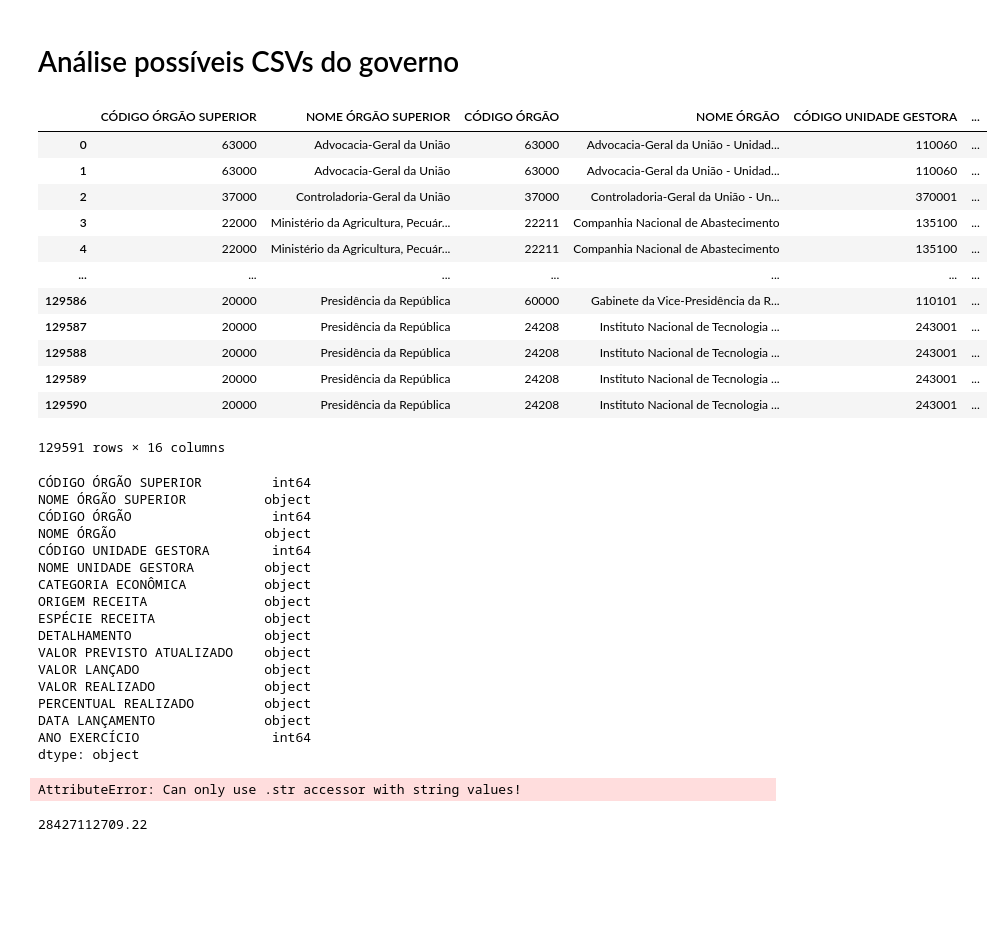
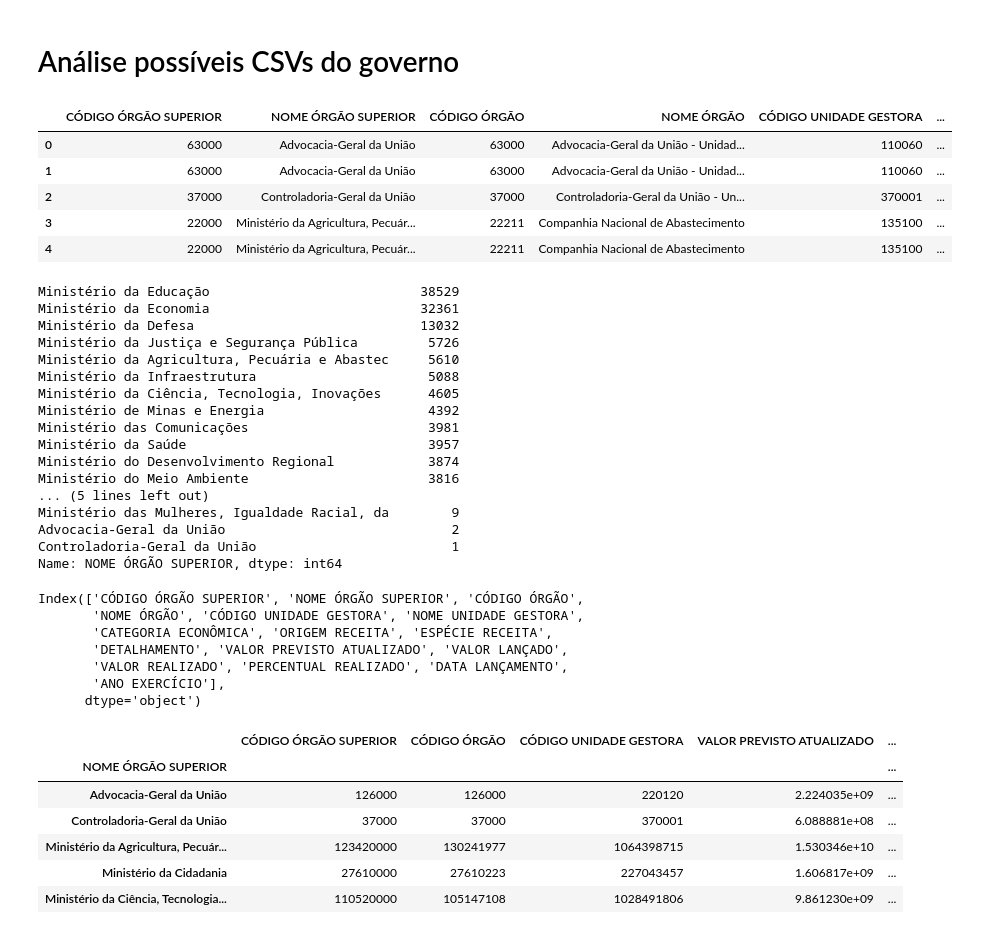
Before and after one commit to PanGeia-Study-Group/Analise_orcamento, a Jupyter notebook: codigo/Untitled.ipynb, the cells around one changed output. Cells and saved outputs as stored; diff of their text form; code cells hidden in the pictures; blank space fills up the shorter version.

```diff
--- a/codigo/Untitled.ipynb
+++ b/codigo/Untitled.ipynb
@@ -7,40 +8,39 @@ df = pd.read_csv('../dados/3_dados_csv/2021_Receitas.csv', encoding="ISO-8859-1"
 # %%
-df
+df.head(5)
 # %% [output]
 |  | CÓDIGO ÓRGÃO SUPERIOR | NOME ÓRGÃO SUPERIOR | CÓDIGO ÓRGÃO | NOME ÓRGÃO | CÓDIGO UNIDADE GESTORA | ... |
 | 0 | 63000 | Advocacia-Geral da União | 63000 | Advocacia-Geral da União - Unidad... | 110060 | ... |
 | 1 | 63000 | Advocacia-Geral da União | 63000 | Advocacia-Geral da União - Unidad... | 110060 | ... |
 | 2 | 37000 | Controladoria-Geral da União | 37000 | Controladoria-Geral da União - Un... | 370001 | ... |
 | 3 | 22000 | Ministério da Agricultura, Pecuár... | 22211 | Companhia Nacional de Abastecimento | 135100 | ... |
 | 4 | 22000 | Ministério da Agricultura, Pecuár... | 22211 | Companhia Nacional de Abastecimento | 135100 | ... |
-| ... | ... | ... | ... | ... | ... | ... |
-| 129586 | 20000 | Presidência da República | 60000 | Gabinete da Vice-Presidência da R... | 110101 | ... |
-| 129587 | 20000 | Presidência da República | 24208 | Instituto Nacional de Tecnologia ... | 243001 | ... |
-| 129588 | 20000 | Presidência da República | 24208 | Instituto Nacional de Tecnologia ... | 243001 | ... |
-| 129589 | 20000 | Presidência da República | 24208 | Instituto Nacional de Tecnologia ... | 243001 | ... |
-| 129590 | 20000 | Presidência da República | 24208 | Instituto Nacional de Tecnologia ... | 243001 | ... |
-129591 rows × 16 columns
 # %%
-df.dtypes
+df['NOME ÓRGÃO SUPERIOR'].value_counts()
 # %% [output]
-CÓDIGO ÓRGÃO SUPERIOR         int64
-NOME ÓRGÃO SUPERIOR          object
-CÓDIGO ÓRGÃO                  int64
-NOME ÓRGÃO                   object
-CÓDIGO UNIDADE GESTORA        int64
-NOME UNIDADE GESTORA         object
-CATEGORIA ECONÔMICA          object
-ORIGEM RECEITA               object
-ESPÉCIE RECEITA              object
-DETALHAMENTO                 object
-VALOR PREVISTO ATUALIZADO    object
-VALOR LANÇADO                object
-VALOR REALIZADO              object
-PERCENTUAL REALIZADO         object
-DATA LANÇAMENTO              object
-ANO EXERCÍCIO                 int64
-dtype: object
+Ministério da Educação                           38529
+Ministério da Economia                           32361
+Ministério da Defesa                             13032
+Ministério da Justiça e Segurança Pública         5726
+Ministério da Agricultura, Pecuária e Abastec     5610
+Ministério da Infraestrutura                      5088
+Ministério da Ciência, Tecnologia, Inovações      4605
+Ministério de Minas e Energia                     4392
+Ministério das Comunicações                       3981
+Ministério da Saúde                               3957
+Ministério do Desenvolvimento Regional            3874
+Ministério do Meio Ambiente                       3816
+... (5 lines left out)
+Ministério das Mulheres, Igualdade Racial, da        9
+Advocacia-Geral da União                             2
+Controladoria-Geral da União                         1
+Name: NOME ÓRGÃO SUPERIOR, dtype: int64
-# %%
-df['VALOR REALIZADO'] = df['VALOR REALIZADO'].str.replace(',','.').astype(float)
-# %% [output]
-AttributeError: Can only use .str accessor with string values!
+# %%
+df.columns
+# %% [output]
+Index(['CÓDIGO ÓRGÃO SUPERIOR', 'NOME ÓRGÃO SUPERIOR', 'CÓDIGO ÓRGÃO',
+       'NOME ÓRGÃO', 'CÓDIGO UNIDADE GESTORA', 'NOME UNIDADE GESTORA',
+       'CATEGORIA ECONÔMICA', 'ORIGEM RECEITA', 'ESPÉCIE RECEITA',
+       'DETALHAMENTO', 'VALOR PREVISTO ATUALIZADO', 'VALOR LANÇADO',
+       'VALOR REALIZADO', 'PERCENTUAL REALIZADO', 'DATA LANÇAMENTO',
+       'ANO EXERCÍCIO'],
+      dtype='object')
@@ -47,4 +59,13 @@ AttributeError: Can only use .str accessor with string values!
 # %%
-df[df['CÓDIGO ÓRGÃO SUPERIOR'] == 26000]['VALOR REALIZADO'].sum()
+teste = df.groupby(['NOME ÓRGÃO SUPERIOR']).sum()
+#df[df['NOME ÓRGÃO SUPERIOR'] == 'Ministério da Defesa']
-# %% [output]
-28427112709.22
+# %%
+teste.head(5)
+# %% [output]
+|  | CÓDIGO ÓRGÃO SUPERIOR | CÓDIGO ÓRGÃO | CÓDIGO UNIDADE GESTORA | VALOR PREVISTO ATUALIZADO | ... |
+| NOME ÓRGÃO SUPERIOR |  |  |  |  | ... |
+| Advocacia-Geral da União | 126000 | 126000 | 220120 | 2.224035e+09 | ... |
+| Controladoria-Geral da União | 37000 | 37000 | 370001 | 6.088881e+08 | ... |
+| Ministério da Agricultura, Pecuár... | 123420000 | 130241977 | 1064398715 | 1.530346e+10 | ... |
+| Ministério da Cidadania | 27610000 | 27610223 | 227043457 | 1.606817e+09 | ... |
+| Ministério da Ciência, Tecnologia... | 110520000 | 105147108 | 1028491806 | 9.861230e+09 | ... |
```
Also changed, not shown: parts of 6 cells of this notebook.
